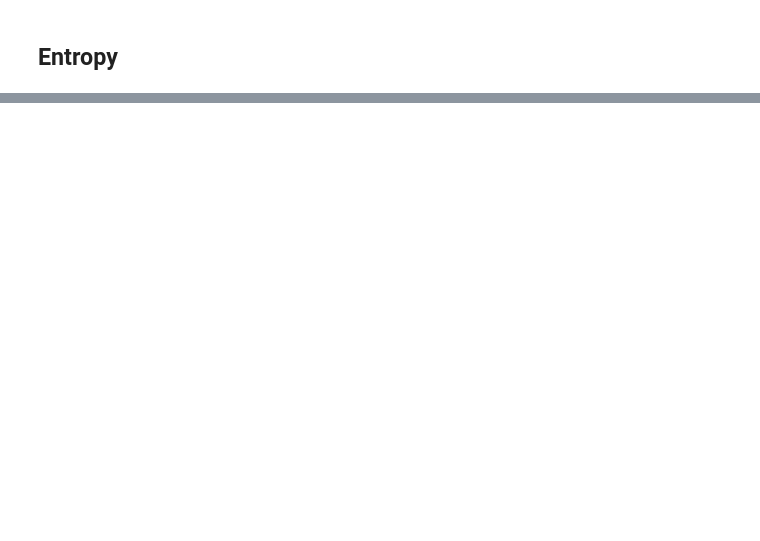
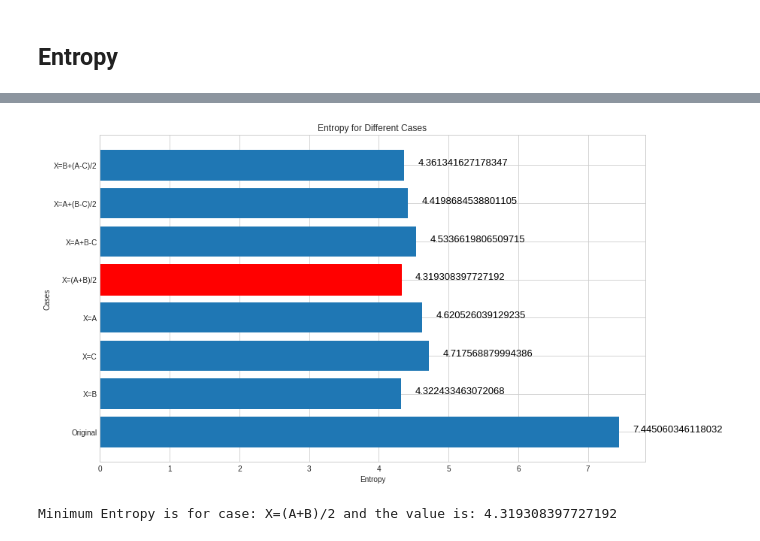
Before and after one commit to Naimul-Islam-Siam/Practice, a Jupyter notebook: Image Processing Lab/Lab 4/notebook.ipynb, the cells around one changed output, grey strips where cells are left out. Drawn from its saved outputs; the diff is of its cells as text; code cells hidden in the pictures; blank space fills up the shorter version.

```diff
--- a/Image Processing Lab/Lab 4/notebook.ipynb
+++ b/Image Processing Lab/Lab 4/notebook.ipynb
@@ -195,3 +200,17 @@ results
+# %%
+# Calculate The Minimum Entropy
+def find_minimum_entropy(results):
+  minimum_val = 100
+  i = -1
+
+  for result in results:
+    i = i + 1
+    if result['entropy'] < minimum_val:
+      minimum_val = result['entropy']
+      case_name = result['case_name']
+      min_index = i
+
+  return {'case': case_name, 'value': minimum_val, 'min_index': min_index}
 # %%
 results_pd = pd.DataFrame(results)
 # %% [markdown]
@@ -209,0 +239,27 @@ results_pd
+# %%
+# Plot Entropy
+plt.style.use('seaborn-whitegrid') # style theme of plots
+
+fig, ax = plt.subplots(figsize=(13, 8))
+
+ax.set(title="Entropy for Different Cases",
+       xlabel="Entropy",
+       ylabel="Cases")
+
+y = list(results_pd['entropy'])
+
+for i, v in enumerate(y):
+    ax.text(v + 0.2, i, str(v),
+            color = 'black', fontsize=13)
+
+bar_list = ax.barh(results_pd['case_name'], width=results_pd['entropy'])
+
+bar_list[index_of_minimum_entropy].set_color('r')
+
+plt.show();
+# %% [output]
+[figure, added]
+# %%
+print(f"Minimum Entropy is for case: {min_entropy['case']} and the value is: {min_entropy['value']}")
+# %% [output]
+Minimum Entropy is for case: X=(A+B)/2 and the value is: 4.319308397727192
```
Also changed, not shown: parts of 21 cells of this notebook, 2 other files.
